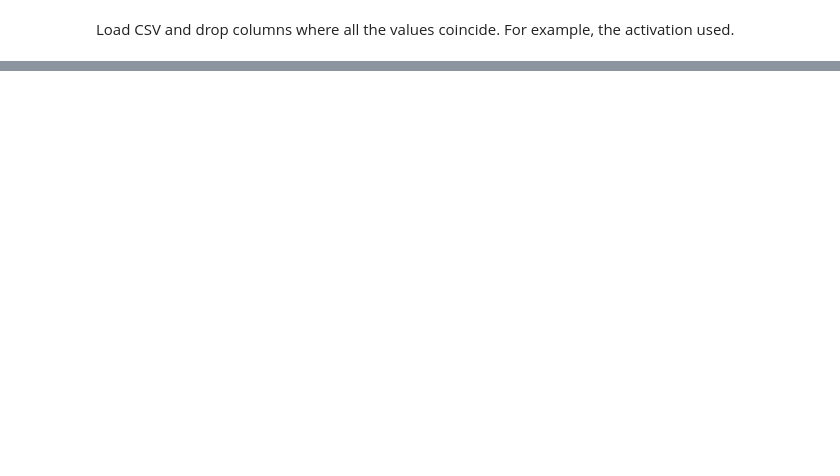
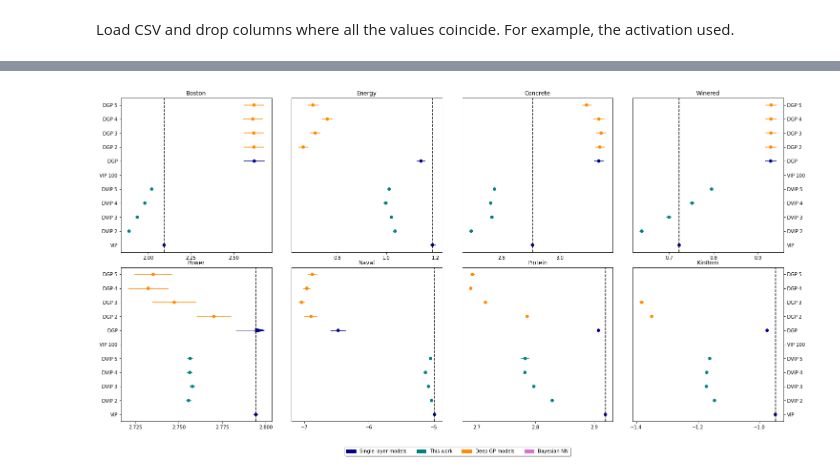
Before and after one commit to Ludvins/DeepVIP, a Jupyter notebook: results/see_results.ipynb, the cells around one changed output, grey strips where cells are left out. Saved outputs shown, nothing was run; the diff lists cells and outputs as text; code cells hidden in the pictures; blank space fills up the shorter version.

```diff
--- a/results/see_results.ipynb
+++ b/results/see_results.ipynb
@@ -224,0 +284,4 @@ plt.show()
+# %%
+plot_datasets(dataset_names, model_names, colors, "NLL", train_metrics = True)
+# %% [output]
+[figure, added]
```
Also changed, not shown: parts of 45 cells of this notebook, 16 other files.
